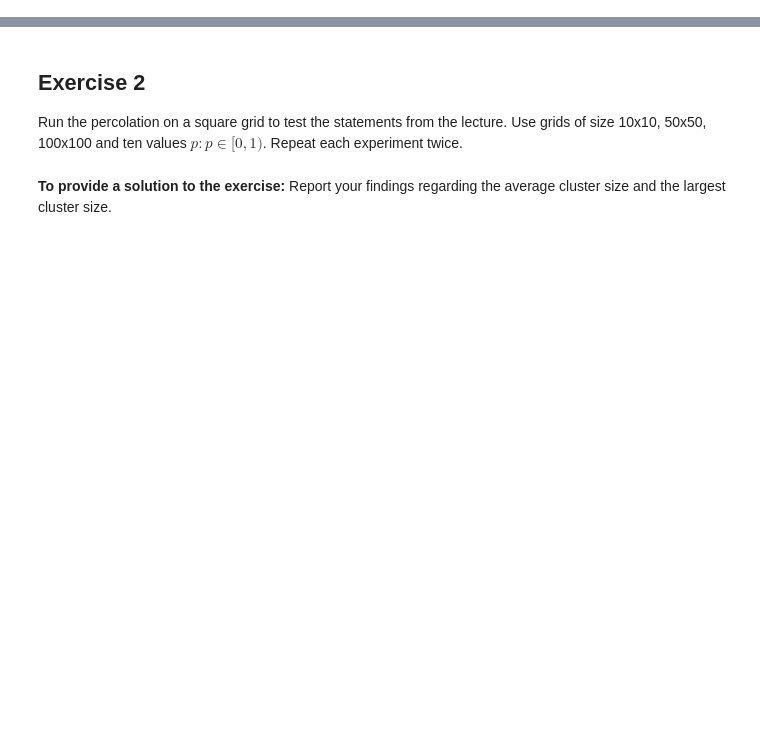
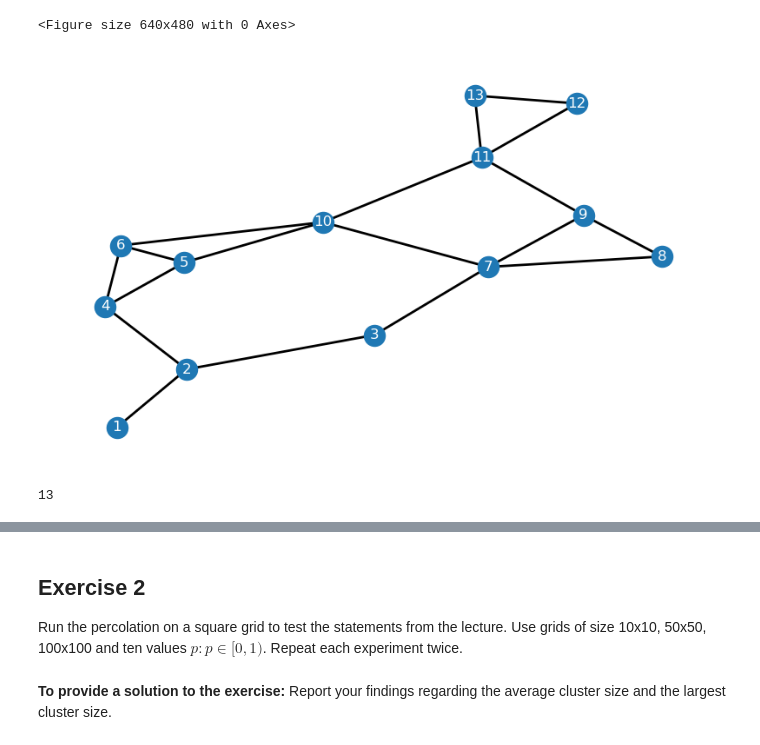
Before and after one commit to flupppi/EiPy, a Jupyter notebook: nbs/02_netana_ex05.ipynb, the cells around one changed output, grey strips where cells are left out. Cells and saved outputs as stored; diff of their text form; code cells hidden in the pictures; blank space fills up the shorter version.

```diff
--- a/nbs/02_netana_ex05.ipynb
+++ b/nbs/02_netana_ex05.ipynb
@@ -17,0 +141,45 @@ Provide the clustering of the links and the weighted clustering of the nodes.
+# %%
+g = Graph()
+
+g.add_edge(1, 2)
+g.add_edge(2, 3)
+g.add_edge(2, 4)
+g.add_edge(3, 7)
+g.add_edge(4, 5)
+g.add_edge(4, 6)
+g.add_edge(5, 6)
+g.add_edge(5, 10)
+g.add_edge(6, 10)
+g.add_edge(7, 8)
+g.add_edge(7, 9)
+g.add_edge(7, 10)
+g.add_edge(8, 9)
+g.add_edge(9, 11)
+g.add_edge(10, 11)
+g.add_edge(11, 12)
+g.add_edge(11, 13)
+g.add_edge(12, 13)
+# %%
+import networkx as nx
+
+plt.figure()
+pos = nx.spring_layout(g, seed=41)  # or another layout
+
+plt.figure(figsize=(10, 6))
+nx.draw_networkx_nodes(g, pos, node_size=300)
+nx.draw_networkx_labels(g, pos, font_color='white')
+
+# Draw edges with cluster-based colors
+nx.draw_networkx_edges(
+    g, pos, width=2
+)
+plt.axis('off')
+plt.draw()
+# %% [output]
+<Figure size 640x480 with 0 Axes>
+[figure, added]
+# %%
+len(g.edges)
+len(g.nodes)
+# %% [output]
+13
```
Also changed, not shown: parts of 20 cells of this notebook, 1 other file.
